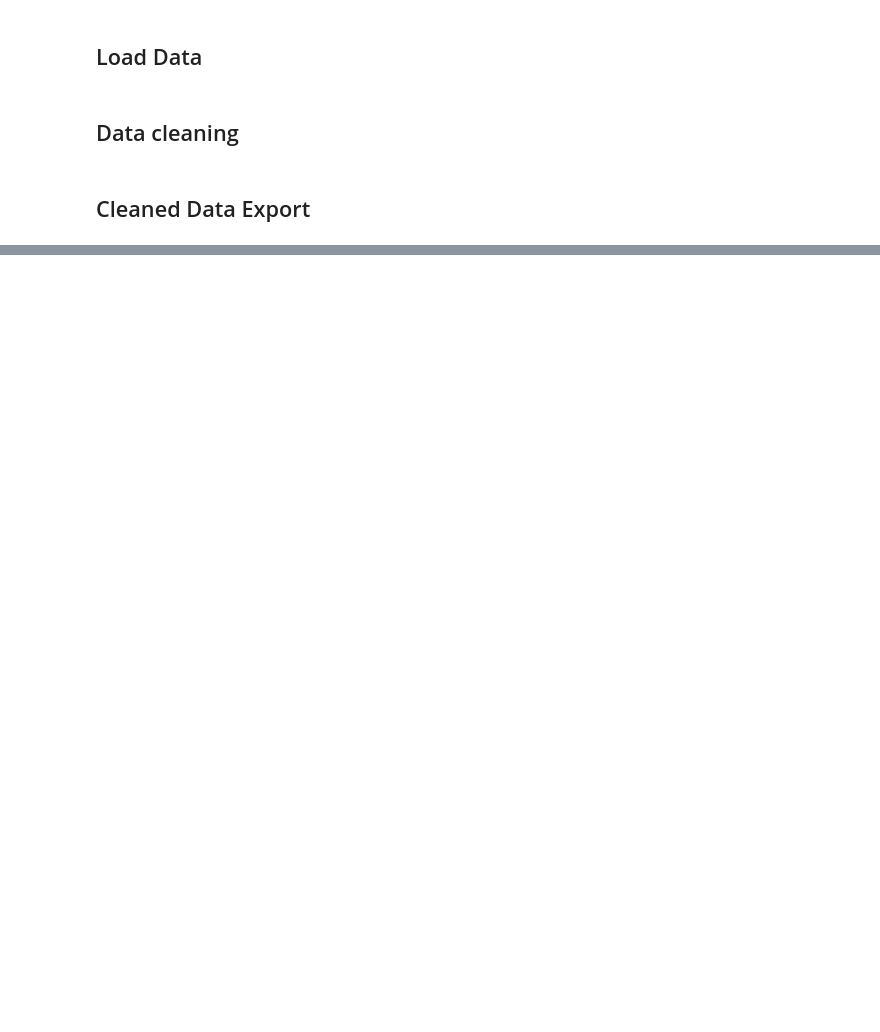
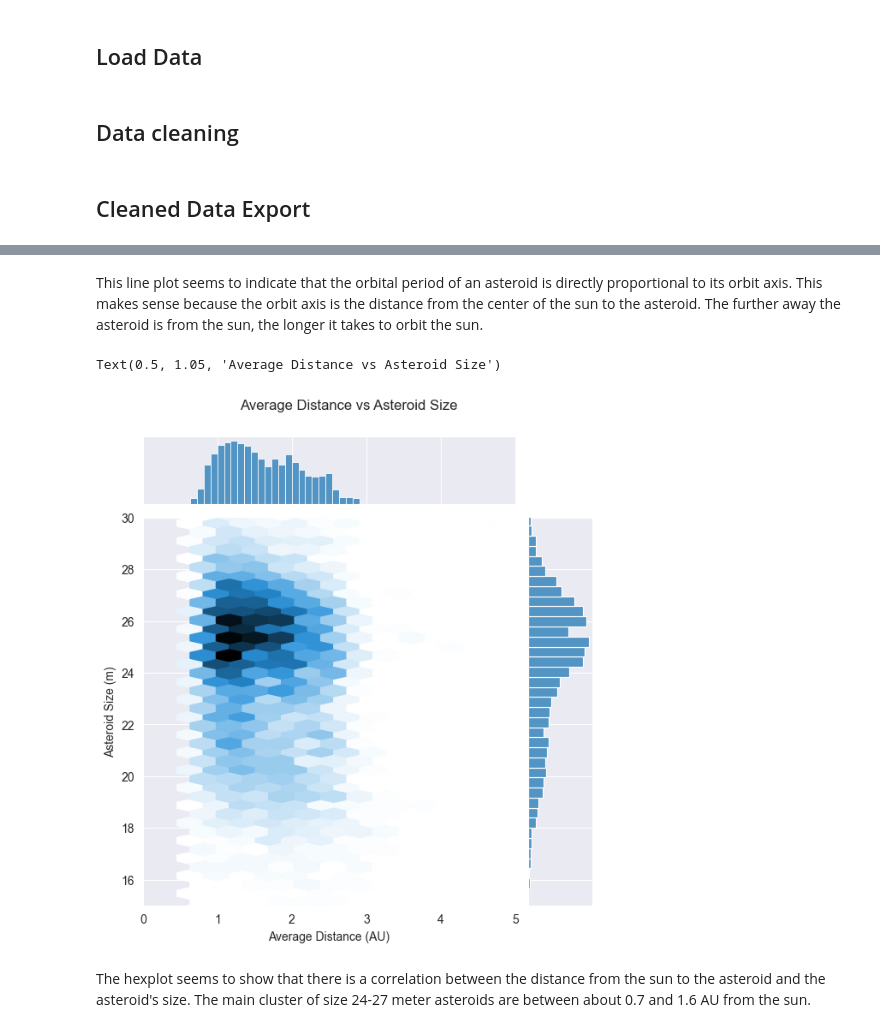
Before and after one commit to ubco-W2022T2-data301/project-group-group34, a Jupyter notebook: analysis/analysis1.ipynb, the cells around one changed output, grey strips where cells are left out. Drawn from its saved outputs; the diff is of its cells as text; code cells hidden in the pictures; blank space fills up the shorter version.

```diff
--- a/analysis/analysis1.ipynb
+++ b/analysis/analysis1.ipynb
@@ -90,0 +116,17 @@ ast.render_asteroid_trajectory(asteroid)
+# %% [markdown]
+This line plot seems to indicate that the orbital period of an asteroid is directly proportional to its orbit axis. This makes sense because the orbit axis is the distance from the center of the sun to the asteroid. The further away the asteroid is from the sun, the longer it takes to orbit the sun.
+# %%
+aphelion_dist = asteroids["Aphelion Distance (AU)"]
+perihelion_dist = asteroids["Perihelion Distance (AU)"]
+average_dist = (aphelion_dist + perihelion_dist) / 2
+asteroid_size = asteroids["Asteroid Magnitude"]
+
+# plot average distance vs asteroid size as a hex plot
+ax = sns.jointplot(x=average_dist, y=asteroid_size, kind="hex", xlim=(0, 5), ylim=(15, 30))
+ax.set_axis_labels("Average Distance (AU)", "Asteroid Size (m)")
+ax.fig.suptitle("Average Distance vs Asteroid Size", y=1.05)
+# %% [output]
+Text(0.5, 1.05, 'Average Distance vs Asteroid Size')
+[figure, added]
+# %% [markdown]
+The hexplot seems to show that there is a correlation between the distance from the sun to the asteroid and the asteroid's size. The main cluster of size 24-27 meter asteroids are between about 0.7 and 1.6 AU from the sun.
```
Also changed, not shown: parts of 8 cells of this notebook.
